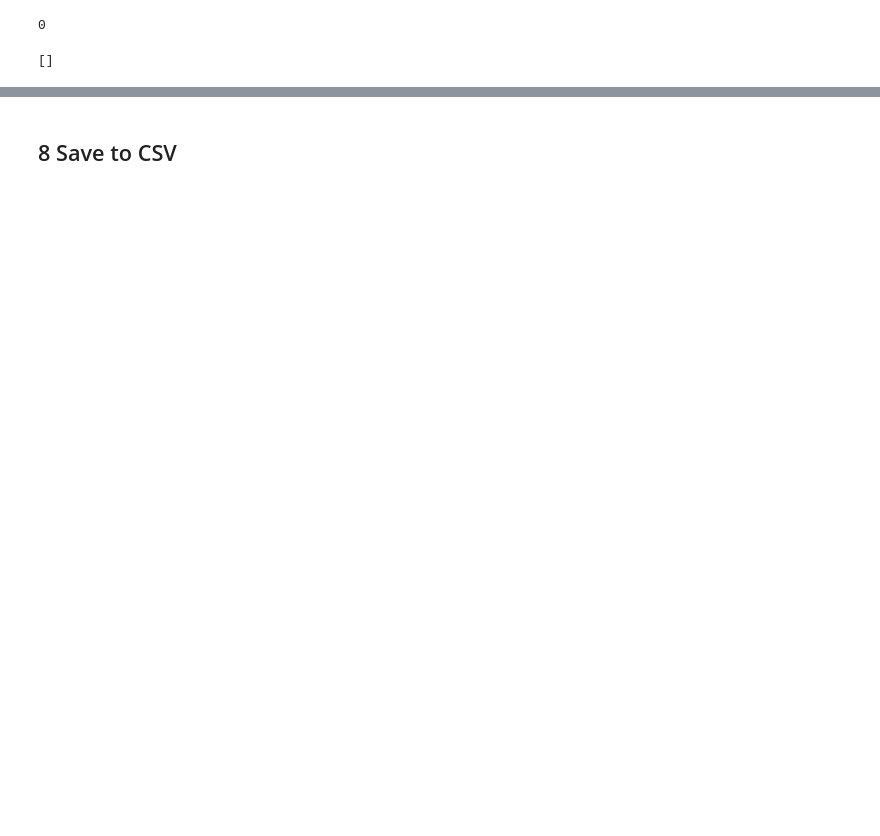
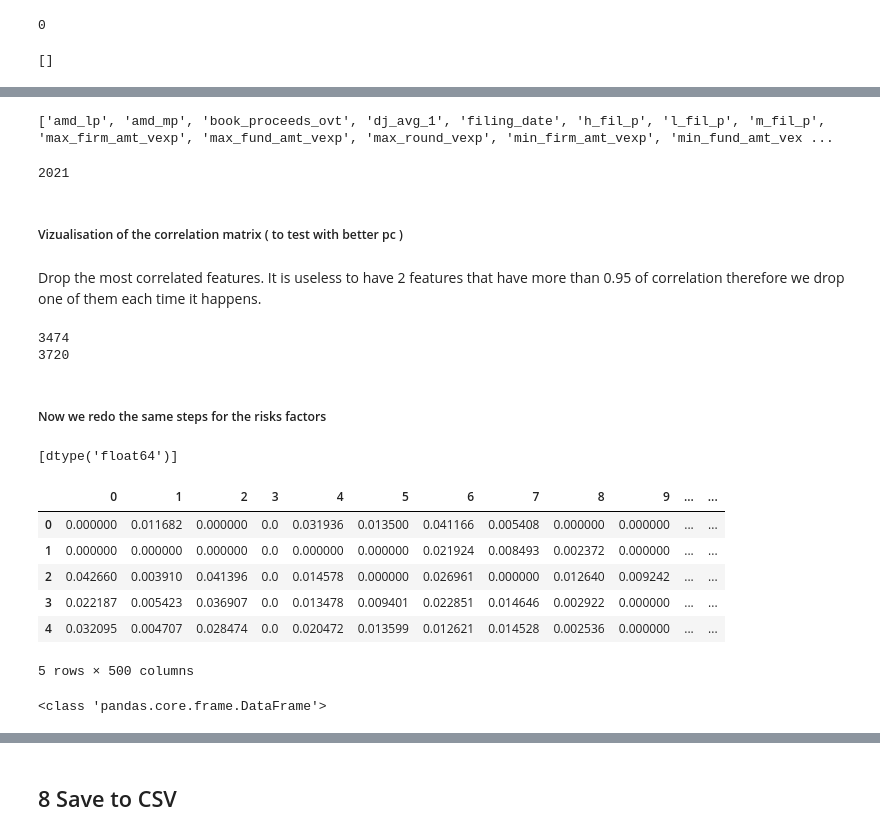
Before and after one commit to mariembelhajali/-Ipo-prediction-, a Jupyter notebook: project_preprocessing.ipynb, the cells around one changed output, grey strips where cells are left out. Cells and saved outputs as stored; diff of their text form; code cells hidden in the pictures; blank space fills up the shorter version.

```diff
--- a/project_preprocessing.ipynb
+++ b/project_preprocessing.ipynb
@@ -598,0 +701,18 @@ ipo_processing.columns[ipo_processing.isna().any()].tolist()
+# %%
+# Select upper triangle of correlation matrix
+upper = corr.where(np.triu(np.ones(corr.shape), k=1).astype(np.bool))
+
+# Find index of feature columns with correlation greater than 0.95
+to_drop = [column for column in upper.columns if any(upper[column] > 0.95)]
+
+# print the features to drop
+print(to_drop)
+# %% [output]
+['amd_lp', 'amd_mp', 'book_proceeds_ovt', 'dj_avg_1', 'filing_date', 'h_fil_p', 'l_fil_p', 'm_fil_p', 'max_firm_amt_vexp', 'max_fund_amt_vexp', 'max_round_vexp', 'min_firm_amt_vexp', 'min_fund_amt_vex ...
+# %%
+# numbers of features to drop
+print(len(to_drop))
+# %% [output]
+2021
+# %% [markdown]
+##### Vizualisation of the correlation matrix  ( to test with better pc )
@@ -598,0 +749,2 @@ ipo_processing.columns[ipo_processing.isna().any()].tolist()
+# %% [markdown]
+Drop the most correlated features. It is useless to have 2 features that have more than 0.95 of correlation therefore we drop one of them each time it happens.
@@ -598,0 +754,26 @@ ipo_processing.columns[ipo_processing.isna().any()].tolist()
+# %%
+print(len(ipo_processing))
+print(len(ipo_processing.columns))
+# %% [output]
+3474
+3720
+# %% [markdown]
+##### Now we redo the same steps for the risks factors
+# %%
+print(risks_tfidf.dtypes.unique())
+risks_tfidf.head()
+# %% [output]
+[dtype('float64')]
+|  | 0 | 1 | 2 | 3 | 4 | 5 | 6 | 7 | 8 | 9 | ... | ... |
+| 0 | 0.000000 | 0.011682 | 0.000000 | 0.0 | 0.031936 | 0.013500 | 0.041166 | 0.005408 | 0.000000 | 0.000000 | ... | ... |
+| 1 | 0.000000 | 0.000000 | 0.000000 | 0.0 | 0.000000 | 0.000000 | 0.021924 | 0.008493 | 0.002372 | 0.000000 | ... | ... |
+| 2 | 0.042660 | 0.003910 | 0.041396 | 0.0 | 0.014578 | 0.000000 | 0.026961 | 0.000000 | 0.012640 | 0.009242 | ... | ... |
+| 3 | 0.022187 | 0.005423 | 0.036907 | 0.0 | 0.013478 | 0.009401 | 0.022851 | 0.014646 | 0.002922 | 0.000000 | ... | ... |
+| 4 | 0.032095 | 0.004707 | 0.028474 | 0.0 | 0.020472 | 0.013599 | 0.012621 | 0.014528 | 0.002536 | 0.000000 | ... | ... |
+5 rows × 500 columns
+# %%
+# compute the correlation matrix
+risk_corr = risks_tfidf.corr(method='pearson').abs()
+print(type(risk_corr))
+# %% [output]
+<class 'pandas.core.frame.DataFrame'>
```
Also changed, not shown: parts of 45 cells of this notebook, 5 other files.
